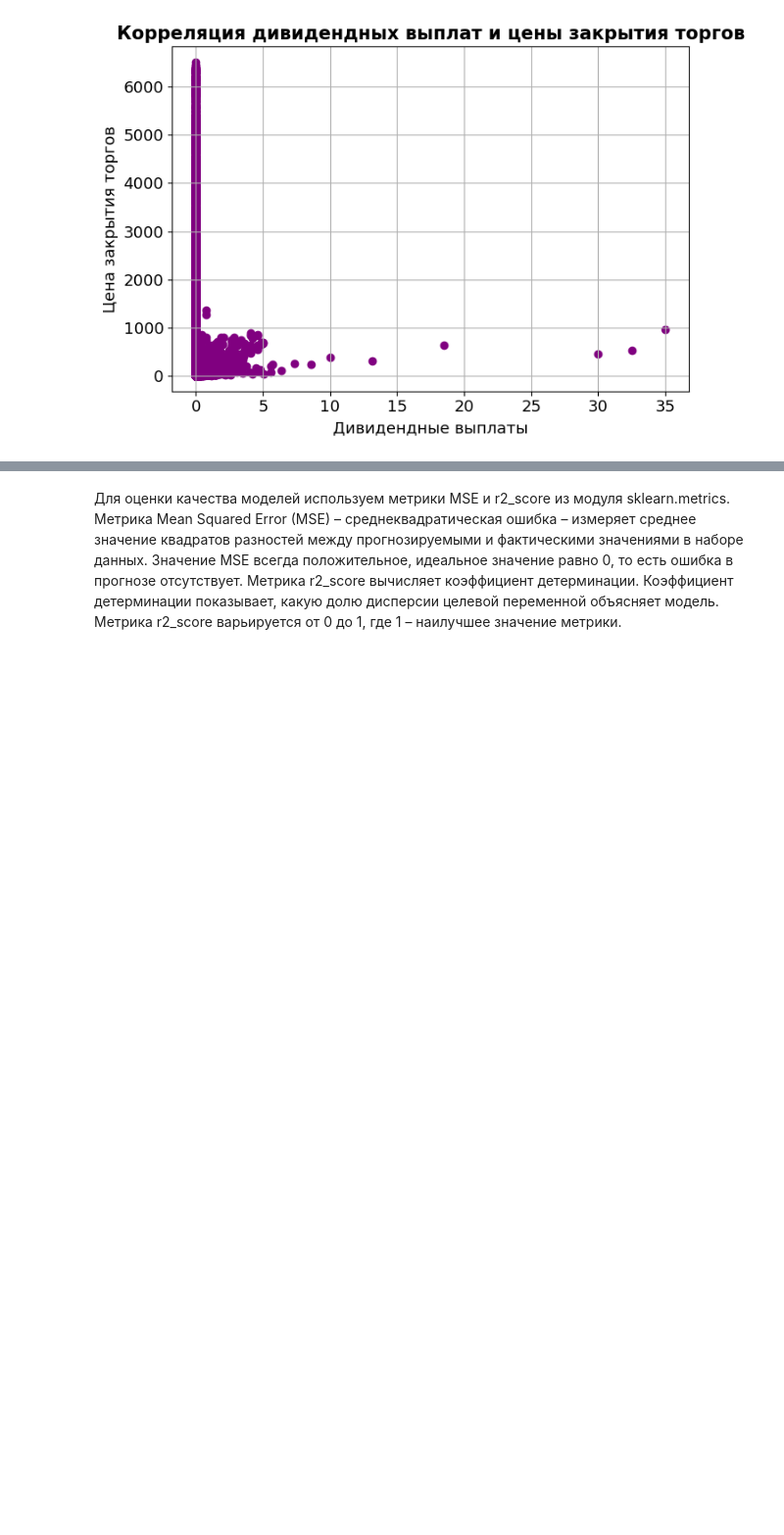
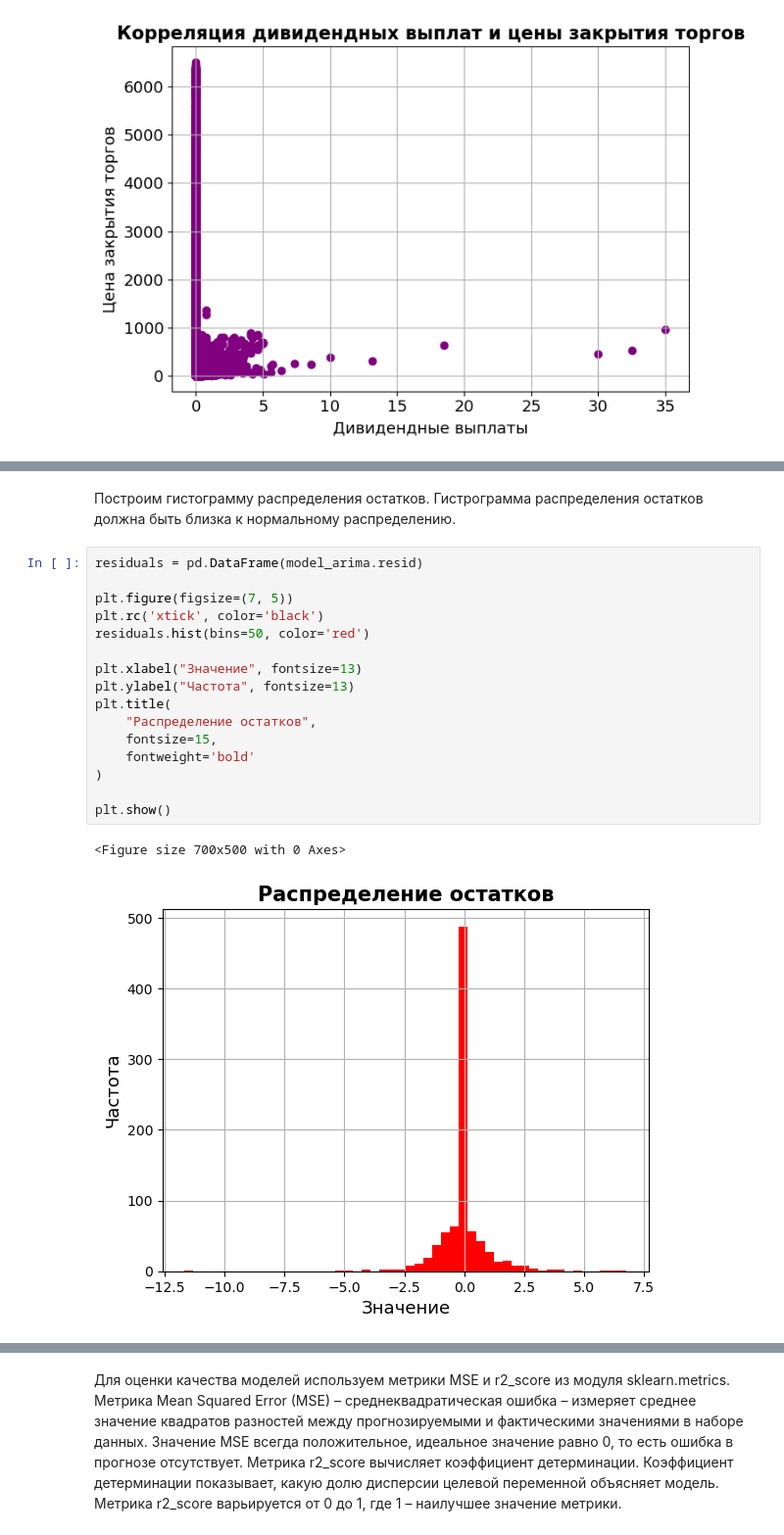
Before and after one commit to yuliya0903/stock_price_forecast_machine_learning, a Jupyter notebook: Final_Project.ipynb, the cells around one changed output, grey strips where cells are left out. Shown at 98% size. Saved outputs shown, nothing was run; the diff lists cells and outputs as text; blank space fills up the shorter version.

```diff
--- a/Final_Project.ipynb
+++ b/Final_Project.ipynb
@@ -908,0 +1138,21 @@ X1_test = pd.DataFrame(
+# %% [markdown]
+Построим гистограмму распределения остатков. Гистрограмма распределения остатков должна быть близка к нормальному распределению.
+# %%
+residuals = pd.DataFrame(model_arima.resid)
+
+plt.figure(figsize=(7, 5))
+plt.rc('xtick', color='black')
+residuals.hist(bins=50, color='red')
+
+plt.xlabel("Значение", fontsize=13)
+plt.ylabel("Частота", fontsize=13)
+plt.title(
+    "Распределение остатков",
+    fontsize=15,
+    fontweight='bold'
+)
+
+plt.show()
+# %% [output]
+<Figure size 700x500 with 0 Axes>
+[figure, added]
```
Also changed, not shown: parts of 56 cells of this notebook.
